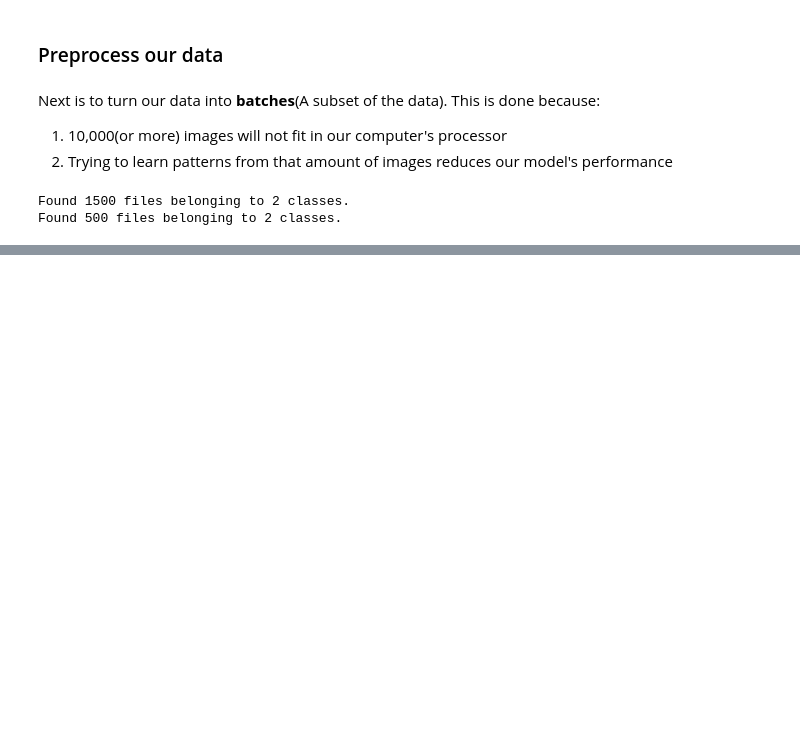
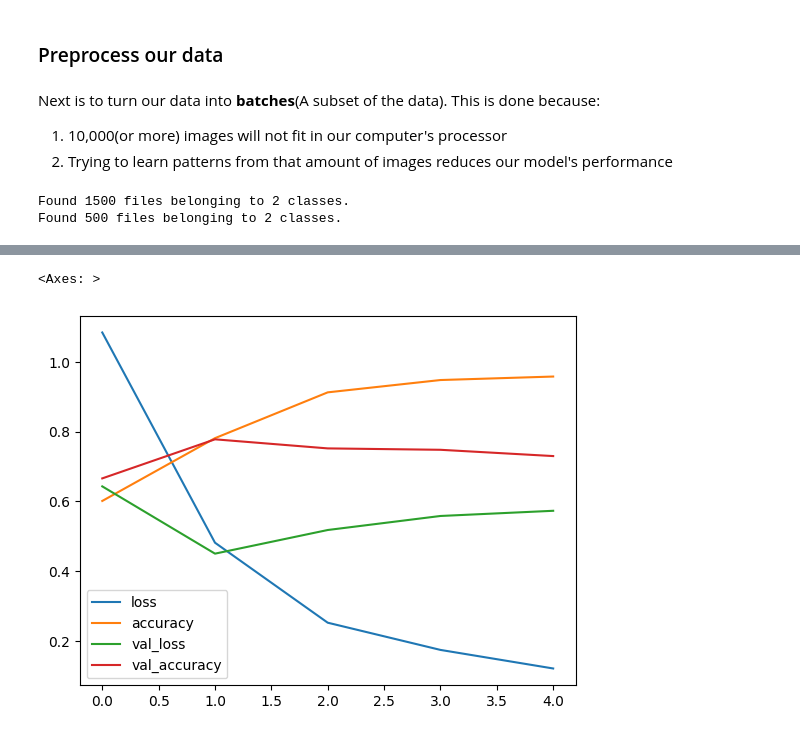
Before and after one commit to SheshamJoseph/Deep-Learning-with-Tensorflow-ZTM, a Jupyter notebook: 03_intro_to_cv_tensorflow.ipynb, the cells around one changed output, grey strips where cells are left out. Drawn from its saved outputs; the diff is of its cells as text; code cells hidden in the pictures; blank space fills up the shorter version.

Commit message:
finished binary classification

```diff
--- a/03_intro_to_cv_tensorflow.ipynb
+++ b/03_intro_to_cv_tensorflow.ipynb
@@ -562,0 +571,5 @@ Found 500 files belonging to 2 classes.
+# %%
+# Autotune
+AUTOTUNE = tf.data.AUTOTUNE
+train_data = train_dataset.cache().prefetch(buffer_size=AUTOTUNE)
+test_data = test_dataset.cache().prefetch(buffer_size=AUTOTUNE)
@@ -562,0 +581,27 @@ Found 500 files belonging to 2 classes.
+# %%
+# Create a model, something simple
+model_5 = Sequential([
+    Rescaling(scale=1./255,
+           input_shape=(IMG_HEIGHT, IMG_WIDTH, 3)),
+    Conv2D(filters=10,
+           kernel_size=3,
+           strides=1,
+           padding='valid',
+           activation='relu'),
+    Conv2D(10, 3, activation='relu'),
+    Conv2D(10, 3, activation='relu'),\
+    Flatten(),
+    Dense(1, activation='sigmoid')
+])
+
+# compile
+model_5.compile(loss='binary_crossentropy',
+                optimizer=Adam(),
+                metrics=['accuracy'])
+
+# fit the model
+hist_5 = model_5.fit(train_data,
+                     epochs=5,
+                     steps_per_epoch=len(train_data),
+                     validation_data=test_data,
+                     validation_steps=len(test_data))
@@ -562,0 +624,7 @@ Found 500 files belonging to 2 classes.
+# %%
+# Plotting the loss curves
+import pandas as pd
+pd.DataFrame(hist_5.history).plot()
+# %% [output]
+<Axes: >
+[figure, added]
```
Also changed, not shown: parts of 41 cells of this notebook.
